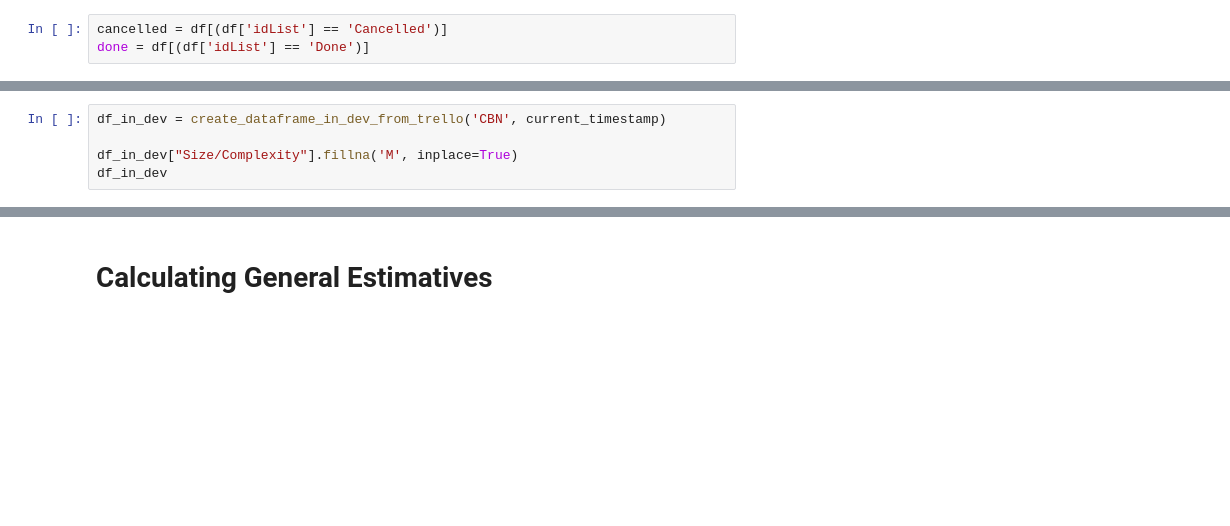
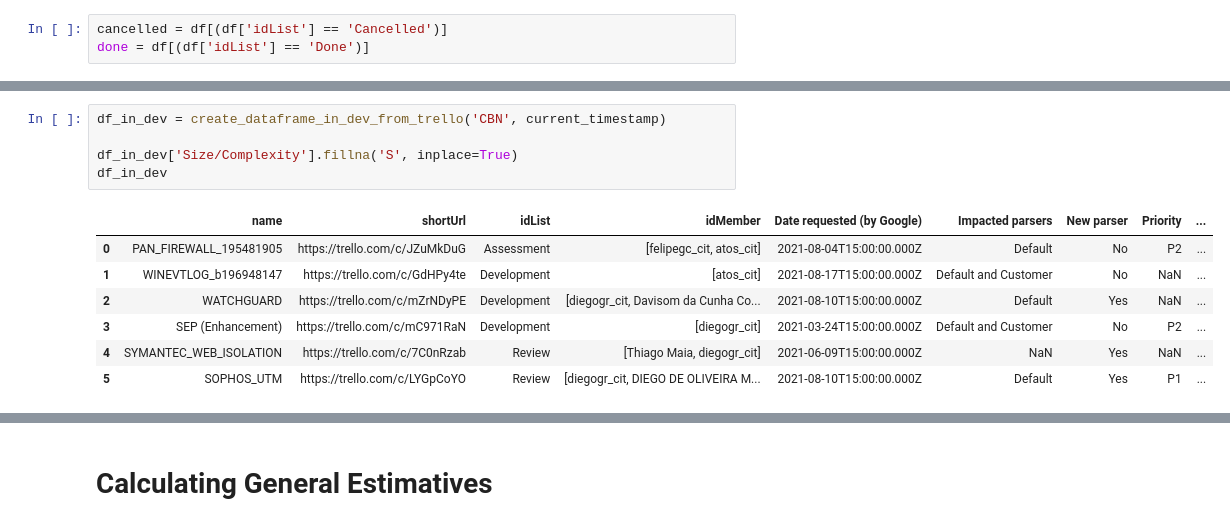
Before and after one commit to kieras/cbn-trello-analysis, a Jupyter notebook: cbn-trello.ipynb, the cells around one changed output, grey strips where cells are left out. Drawn from its saved outputs; the diff is of its cells as text; blank space fills up the shorter version.

```diff
--- a/cbn-trello.ipynb
+++ b/cbn-trello.ipynb
@@ -480,7 +538,15 @@ done = df[(df['idList'] == 'Done')]
 # %%
 df_in_dev = create_dataframe_in_dev_from_trello('CBN', current_timestamp)
 
-df_in_dev["Size/Complexity"].fillna('M', inplace=True)
+df_in_dev['Size/Complexity'].fillna('S', inplace=True)
 df_in_dev
+# %% [output]
+|  | name | shortUrl | idList | idMember | Date requested (by Google) | Impacted parsers | New parser | Priority | ... |
+| 0 | PAN_FIREWALL_195481905 | https://trello.com/c/JZuMkDuG | Assessment | [felipegc_cit, atos_cit] | 2021-08-04T15:00:00.000Z | Default | No | P2 | ... |
+| 1 | WINEVTLOG_b196948147 | https://trello.com/c/GdHPy4te | Development | [atos_cit] | 2021-08-17T15:00:00.000Z | Default and Customer | No | NaN | ... |
+| 2 | WATCHGUARD | https://trello.com/c/mZrNDyPE | Development | [diegogr_cit, Davisom da Cunha Co... | 2021-08-10T15:00:00.000Z | Default | Yes | NaN | ... |
+| 3 | SEP (Enhancement) | https://trello.com/c/mC971RaN | Development | [diegogr_cit] | 2021-03-24T15:00:00.000Z | Default and Customer | No | P2 | ... |
+| 4 | SYMANTEC_WEB_ISOLATION | https://trello.com/c/7C0nRzab | Review | [Thiago Maia, diegogr_cit] | 2021-06-09T15:00:00.000Z | NaN | Yes | NaN | ... |
+| 5 | SOPHOS_UTM | https://trello.com/c/LYGpCoYO | Review | [diegogr_cit, DIEGO DE OLIVEIRA M... | 2021-08-10T15:00:00.000Z | Default | Yes | P1 | ... |
 # %%
 q_low = df['duration'].quantile(0.01)
```
Also changed, not shown: parts of 16 cells of this notebook.
